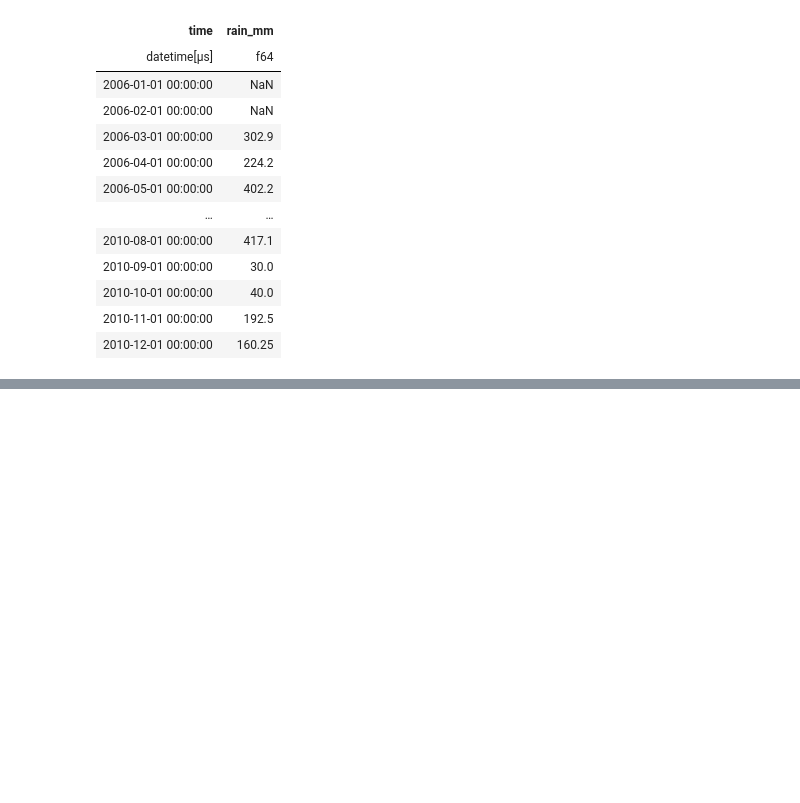
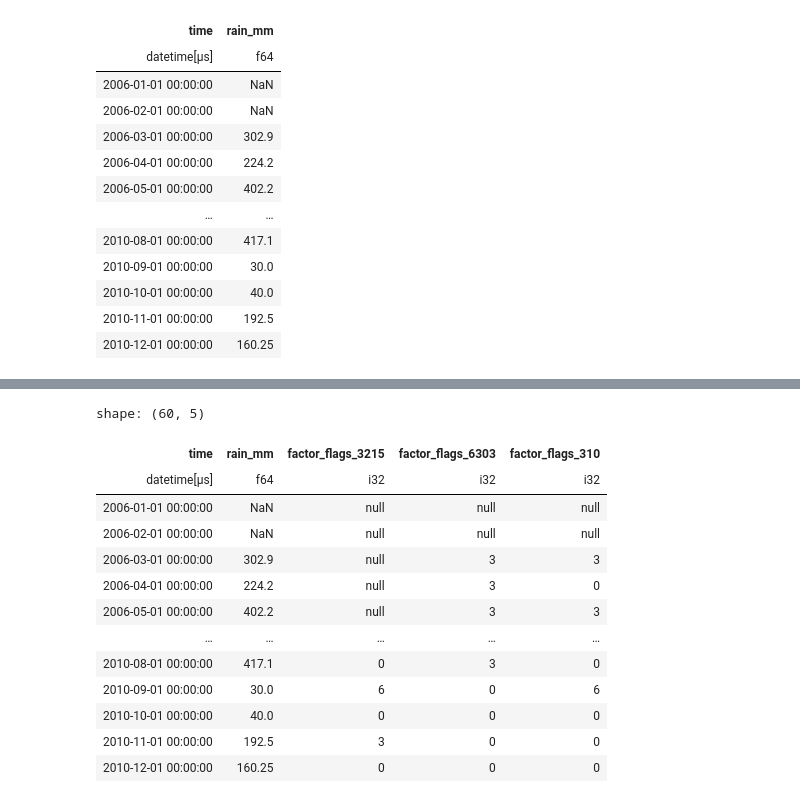
Before and after one commit to Thomasjkeel/RainfallQC-notebooks, a Jupyter notebook: notebooks/neighbour_checks.ipynb, the cells around one changed output, grey strips where cells are left out. Saved outputs shown, nothing was run; the diff lists cells and outputs as text; code cells hidden in the pictures; blank space fills up the shorter version.

```diff
--- a/notebooks/neighbour_checks.ipynb
+++ b/notebooks/neighbour_checks.ipynb
@@ -625,7 +625,7 @@ def compute_factor_diff_target_and_neighbour(data, target_col, other_col):
         pl.when((pl.col(target_col) > 0) & (pl.col(other_col) > 0))
         .then(pl.col(target_col) / pl.col(other_col))
         .otherwise(np.nan)
-        .alias("factor")
+        .alias("factor_diff")
     )
 # %%
 joined_gauges_gpcc_factor = compute_factor_diff_target_and_neighbour(joined_gauges_gpcc, target_col=rain_col, other_col=f"{rain_col}_GPCC_{gpcc_id}")
@@ -3058,7 +3058,7 @@ for gpcc_id_to_use, gpcc_path in existing_gpcc_daily_paths.items():
 
     joined_gauges_factor = compute_factor_diff_target_and_neighbour(joined_gauges_gpcc, target_col=rain_col, other_col=f"{rain_col}_GPCC_{gpcc_id_name}")
 
-    f_mean = joined_gauges_factor["factor"].drop_nans().mean()
+    f_mean = joined_gauges_factor["factor_diff"].drop_nans().mean()
     print(f"{gpcc_id_to_use}: factor mean: {f_mean}")
 # %% [output]
 DE_03215: factor mean: 0.2748925805169023
@@ -3109,2 +3190,17 @@ shape: (60, 2)
 # %%
-joined_gauges_gpcc_factor = compute_factor_diff_target_and_neighbour(joined_gauges_gpcc)
+all_data
+# %% [output]
+shape: (60, 5)
+| time | rain_mm | factor_flags_3215 | factor_flags_6303 | factor_flags_310 |
+| datetime[μs] | f64 | i32 | i32 | i32 |
+| 2006-01-01 00:00:00 | NaN | null | null | null |
+| 2006-02-01 00:00:00 | NaN | null | null | null |
+| 2006-03-01 00:00:00 | 302.9 | null | 3 | 3 |
+| 2006-04-01 00:00:00 | 224.2 | null | 3 | 0 |
+| 2006-05-01 00:00:00 | 402.2 | null | 3 | 3 |
+| … | … | … | … | … |
+| 2010-08-01 00:00:00 | 417.1 | 0 | 3 | 0 |
+| 2010-09-01 00:00:00 | 30.0 | 6 | 0 | 6 |
+| 2010-10-01 00:00:00 | 40.0 | 0 | 0 | 0 |
+| 2010-11-01 00:00:00 | 192.5 | 3 | 0 | 0 |
+| 2010-12-01 00:00:00 | 160.25 | 0 | 0 | 0 |
```
Also changed, not shown: parts of 6 cells of this notebook.
